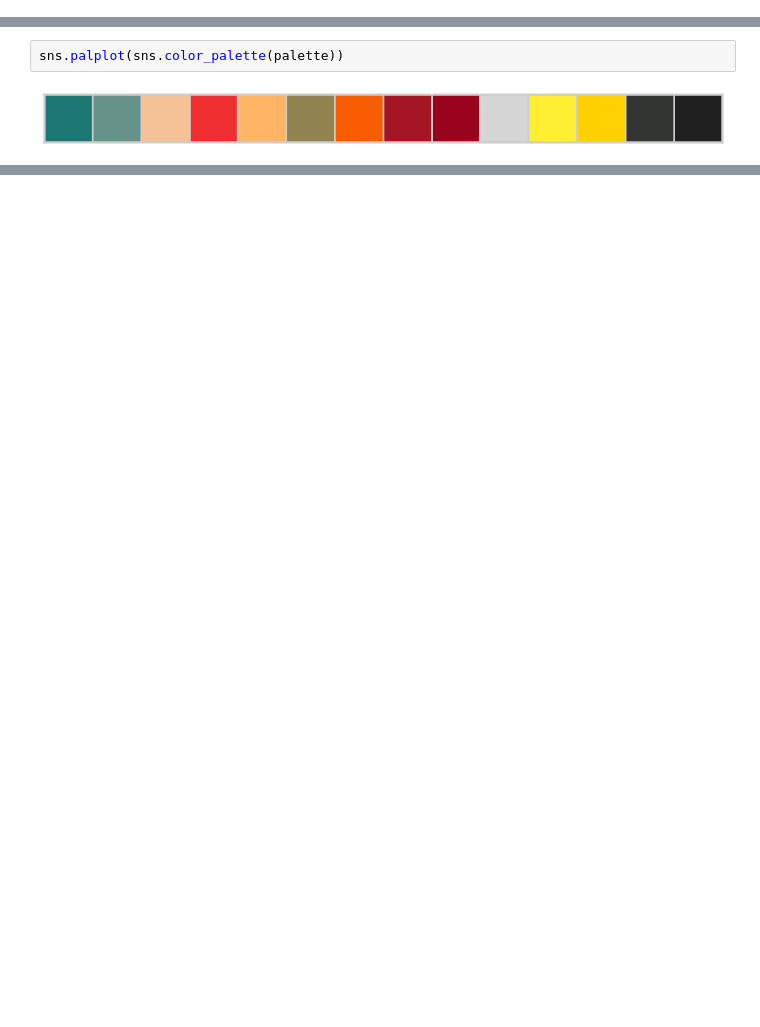
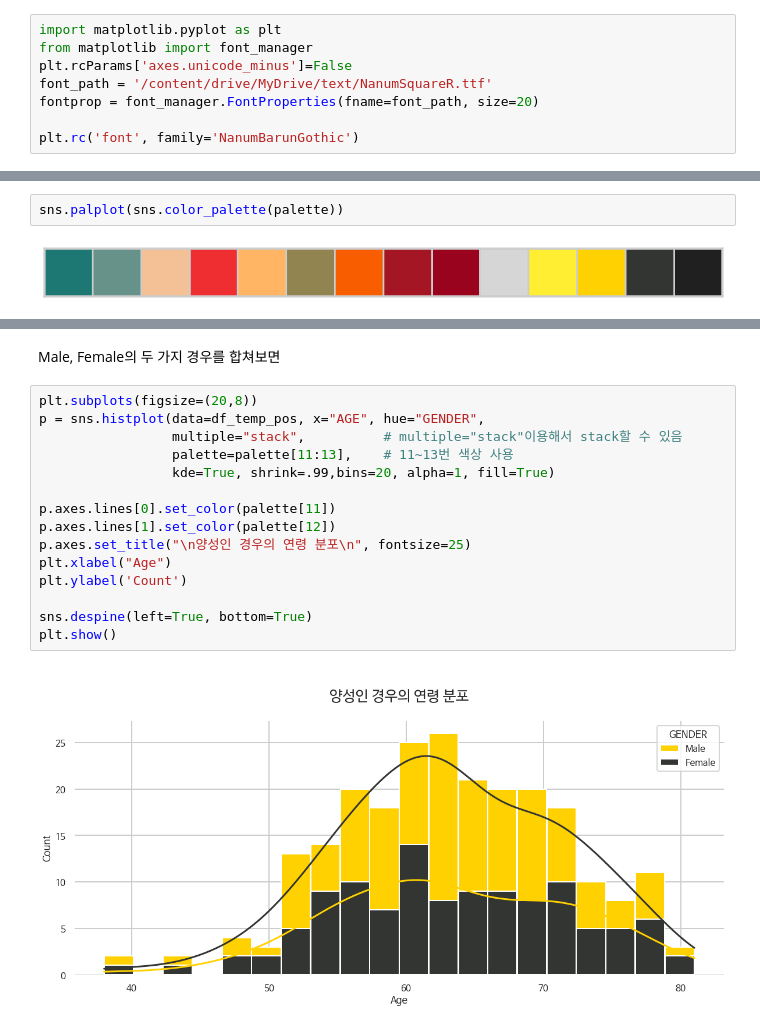
Before and after one commit to MinsooKwak/Kaggle_note, a Jupyter notebook: Data_science/lung_cancer_analysis_note.ipynb, the cells around one changed output, grey strips where cells are left out. Drawn from its saved outputs; the diff is of its cells as text; blank space fills up the shorter version.

```diff
--- a/Data_science/lung_cancer_analysis_note.ipynb
+++ b/Data_science/lung_cancer_analysis_note.ipynb
@@ -16,0 +63,8 @@ import seaborn as sns
+# %%
+import matplotlib.pyplot as plt
+from matplotlib import font_manager
+plt.rcParams['axes.unicode_minus']=False
+font_path = '/content/drive/MyDrive/text/NanumSquareR.ttf'
+fontprop = font_manager.FontProperties(fname=font_path, size=20)
+
+plt.rc('font', family='NanumBarunGothic')
@@ -170,0 +406,19 @@ plt.show()
+# %% [markdown]
+Male, Female의 두 가지 경우를 합쳐보면
+# %%
+plt.subplots(figsize=(20,8))
+p = sns.histplot(data=df_temp_pos, x="AGE", hue="GENDER",
+                 multiple="stack",          # multiple="stack"이용해서 stack할 수 있음
+                 palette=palette[11:13],    # 11~13번 색상 사용
+                 kde=True, shrink=.99,bins=20, alpha=1, fill=True)
+
+p.axes.lines[0].set_color(palette[11])
+p.axes.lines[1].set_color(palette[12])
+p.axes.set_title("\n양성인 경우의 연령 분포\n", fontsize=25)
+plt.xlabel("Age")
+plt.ylabel('Count')
+
+sns.despine(left=True, bottom=True)
+plt.show()
+# %% [output]
+[figure, added]
```
Also changed, not shown: parts of 50 cells of this notebook.
